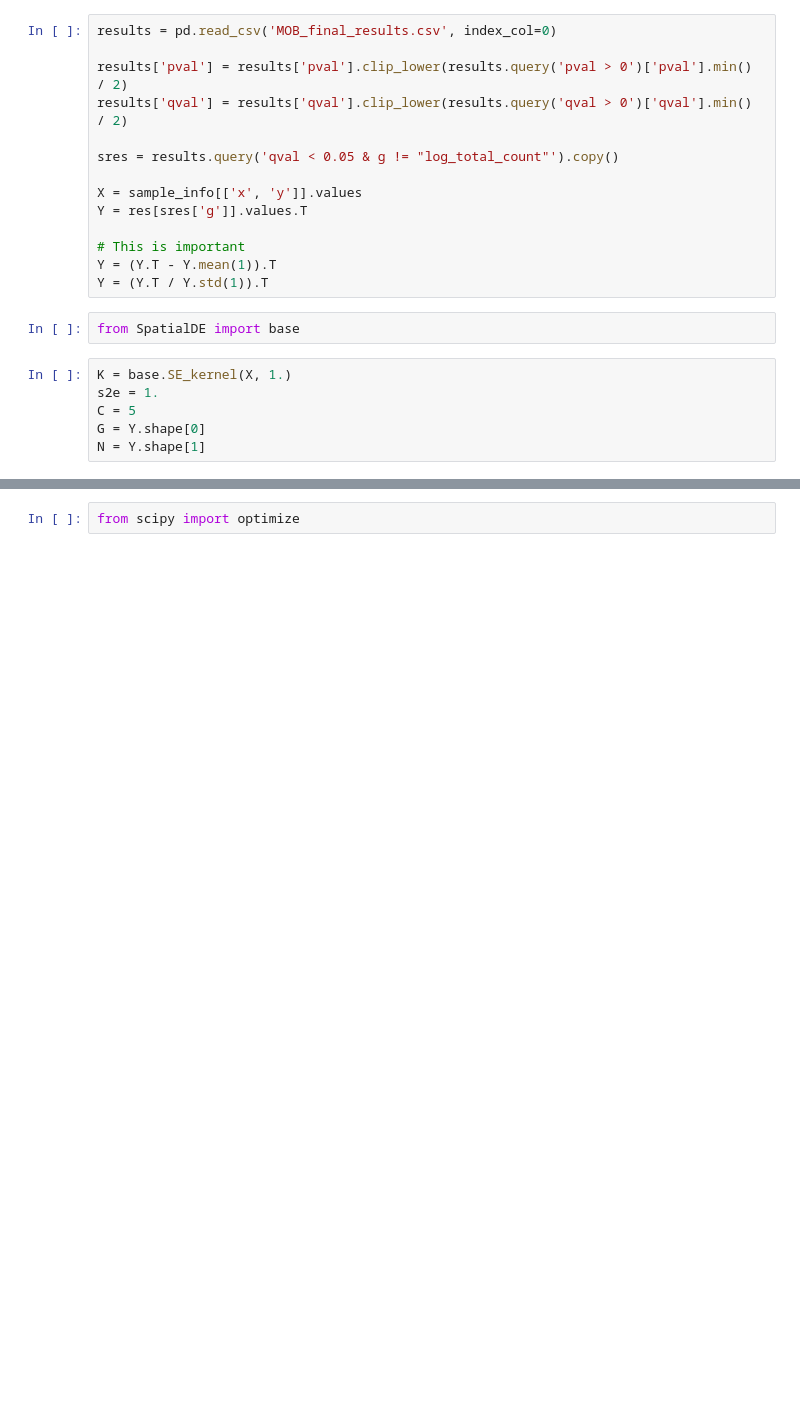
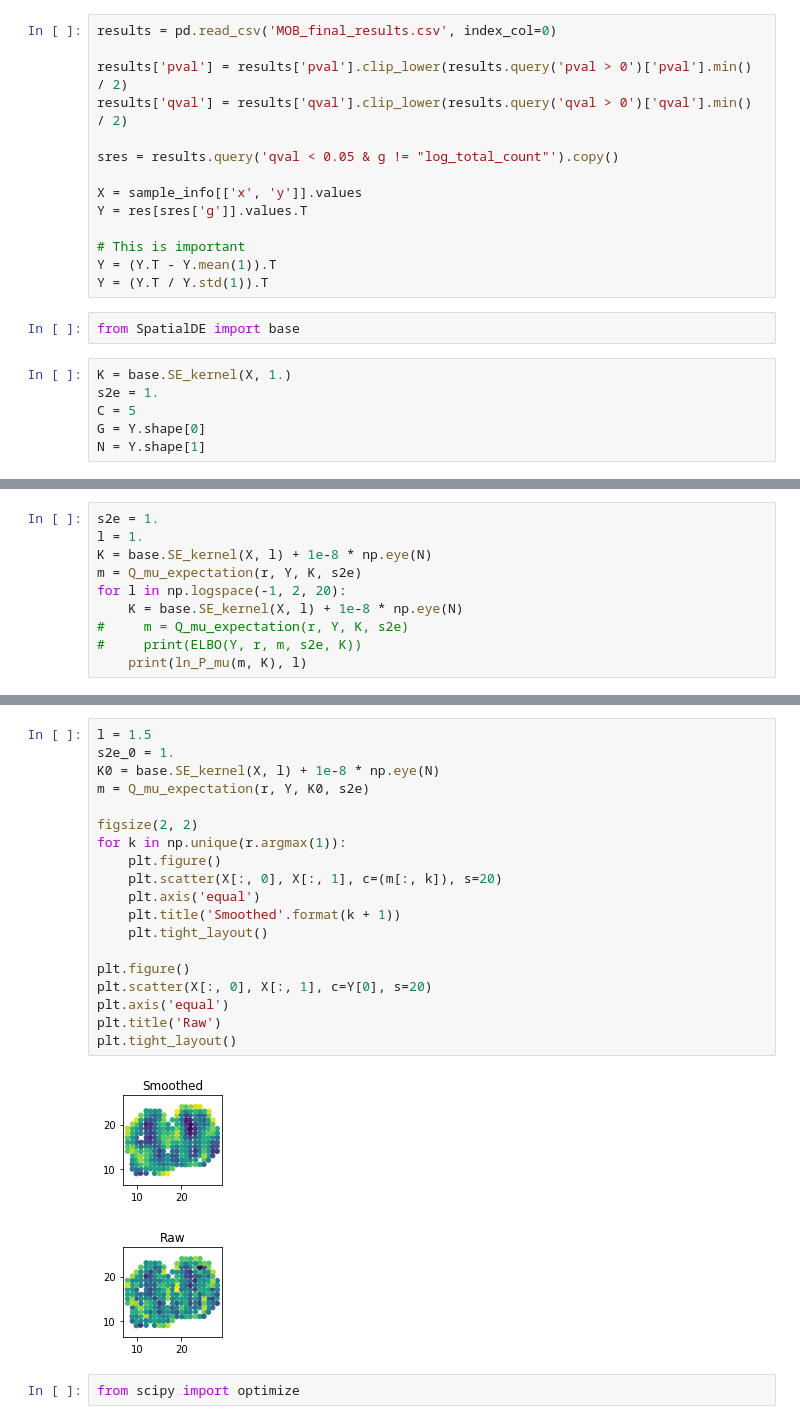
Before and after one commit to Teichlab/SpatialDE, a Jupyter notebook: Analysis/MouseOB/Variational inference.ipynb, the cells around one changed output, grey strips where cells are left out. Drawn from its saved outputs; the diff is of its cells as text; blank space fills up the shorter version.

```diff
--- a/Analysis/MouseOB/Variational inference.ipynb
+++ b/Analysis/MouseOB/Variational inference.ipynb
@@ -154,0 +151,10 @@ def make_elbojective(Y, r, m, X, pi=None):
+# %%
+s2e = 1.
+l = 1.
+K = base.SE_kernel(X, l) + 1e-8 * np.eye(N)
+m = Q_mu_expectation(r, Y, K, s2e)
+for l in np.logspace(-1, 2, 20):
+    K = base.SE_kernel(X, l) + 1e-8 * np.eye(N)
+#     m = Q_mu_expectation(r, Y, K, s2e)
+#     print(ELBO(Y, r, m, s2e, K))
+    print(ln_P_mu(m, K), l)
@@ -155,3 +259,25 @@ def make_elbojective(Y, r, m, X, pi=None):
+# %%
+l = 1.5
+s2e_0 = 1.
+K0 = base.SE_kernel(X, l) + 1e-8 * np.eye(N)
+m = Q_mu_expectation(r, Y, K0, s2e)
+
+figsize(2, 2)
+for k in np.unique(r.argmax(1)):
+    plt.figure()
+    plt.scatter(X[:, 0], X[:, 1], c=(m[:, k]), s=20)
+    plt.axis('equal')
+    plt.title('Smoothed'.format(k + 1))
+    plt.tight_layout()
+
+plt.figure()
+plt.scatter(X[:, 0], X[:, 1], c=Y[0], s=20)
+plt.axis('equal')
+plt.title('Raw')
+plt.tight_layout()
+# %% [output]
+[figure, added]
+[figure, added]
 # %%
 from scipy import optimize
 # %%
```
Also changed, not shown: parts of 21 cells of this notebook, 1 other file.
